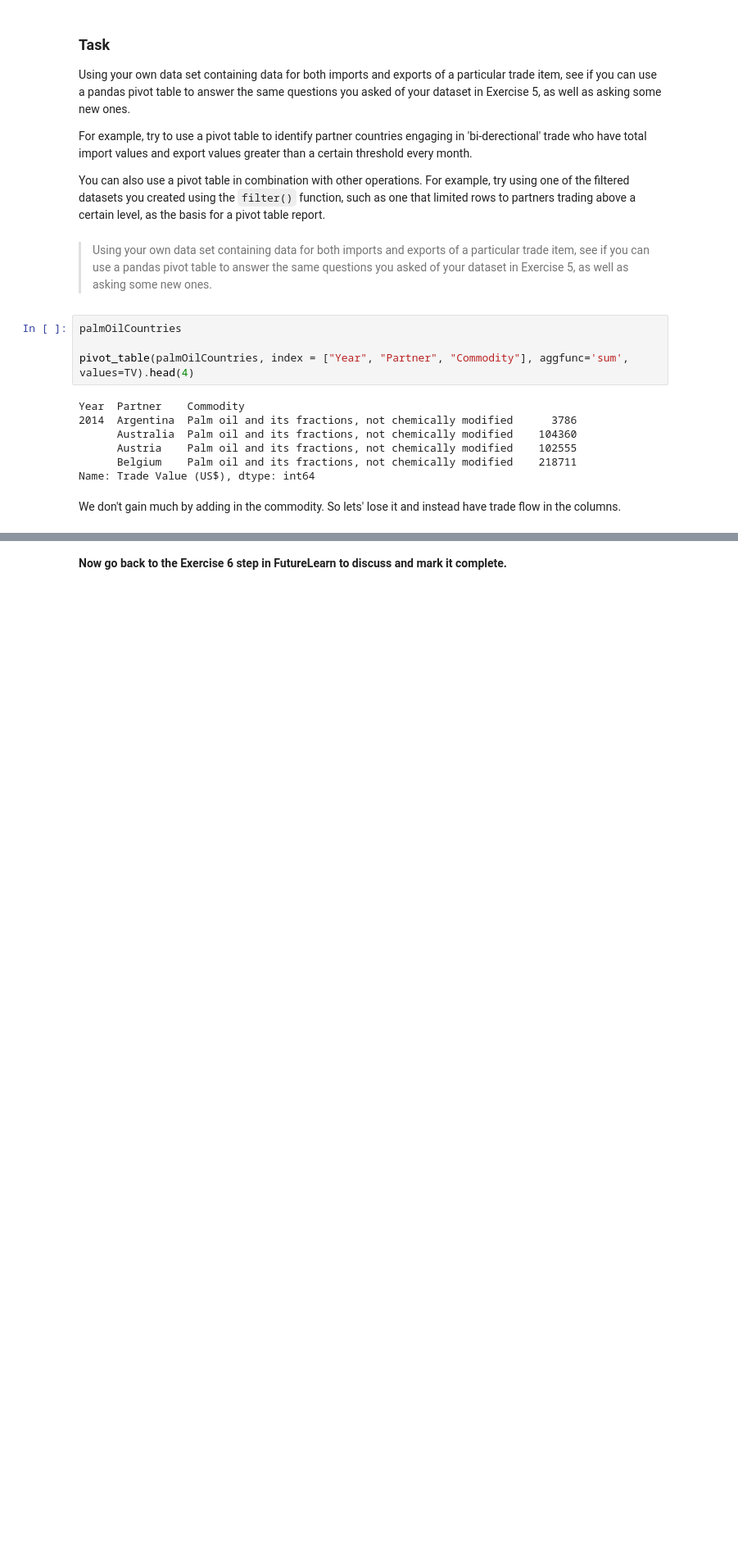
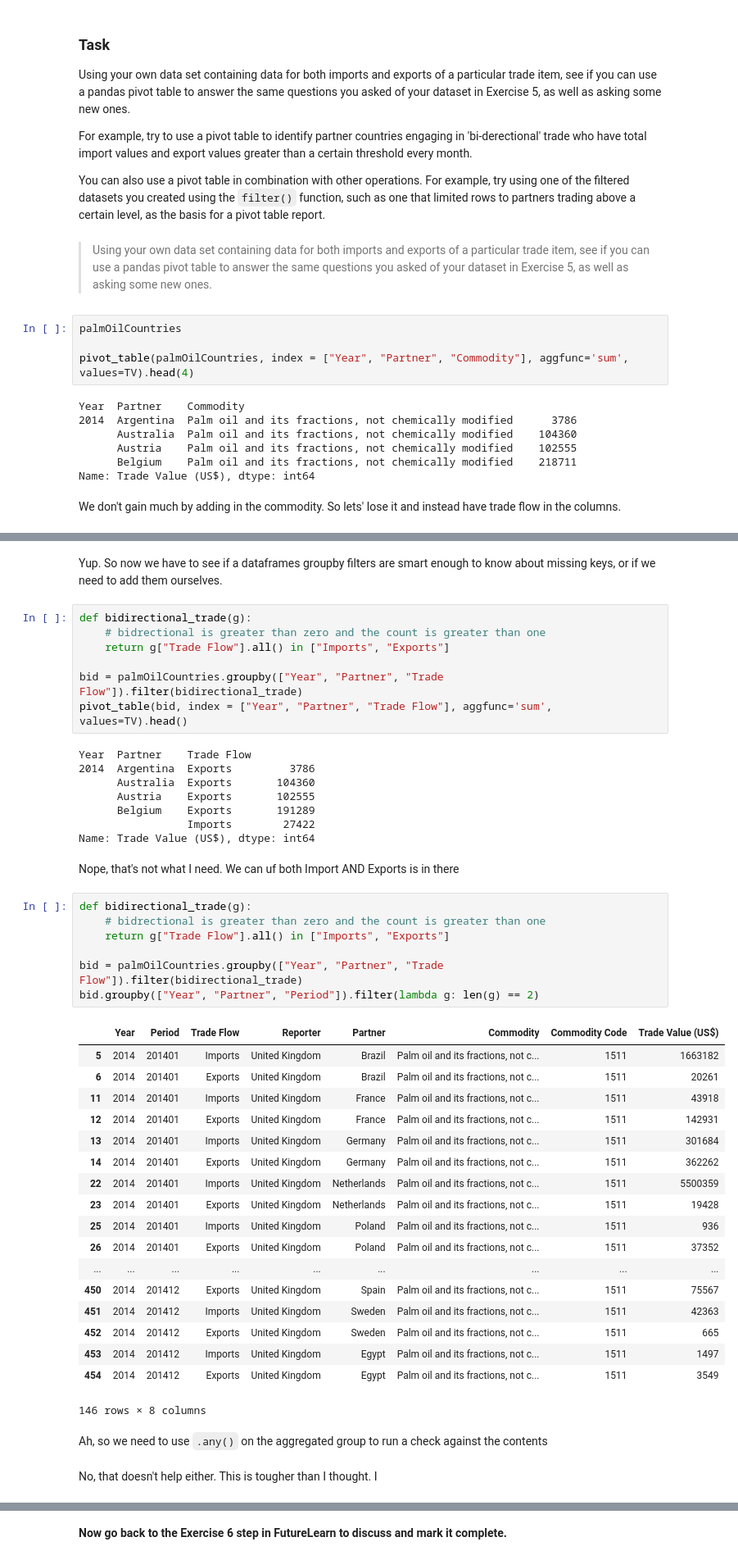
Before and after one commit to mrchrisadams/future-learn-learn-to-code, a Jupyter notebook: Week 4_exercise_notebook-copy.ipynb, the cells around one changed output, grey strips where cells are left out. Shown: that part at 82% size. Saved outputs shown, nothing was run; the diff lists cells and outputs as text; blank space fills up the shorter version.

```diff
--- a/Week 4_exercise_notebook-copy.ipynb
+++ b/Week 4_exercise_notebook-copy.ipynb
@@ -1243,0 +1295,49 @@ top_global_palm_oil.sort("Exports", ascending=False).head(5).plot(kind='barh')
+# %% [markdown]
+Yup. So now we have to see if a dataframes groupby filters are smart enough to know about missing keys, or if we need to add them ourselves.
+# %%
+def bidirectional_trade(g):
+    # bidrectional is greater than zero and the count is greater than one
+    return g["Trade Flow"].all() in ["Imports", "Exports"]
+
+bid = palmOilCountries.groupby(["Year", "Partner", "Trade Flow"]).filter(bidirectional_trade)
+pivot_table(bid, index = ["Year", "Partner", "Trade Flow"], aggfunc='sum', values=TV).head()
+# %% [output]
+Year  Partner    Trade Flow
+2014  Argentina  Exports         3786
+      Australia  Exports       104360
+      Austria    Exports       102555
+      Belgium    Exports       191289
+                 Imports        27422
+Name: Trade Value (US$), dtype: int64
+# %% [markdown]
+Nope, that's not what I need. We can uf both Import AND Exports is in there
+# %%
+def bidirectional_trade(g):
+    # bidrectional is greater than zero and the count is greater than one
+    return g["Trade Flow"].all() in ["Imports", "Exports"]
+
+bid = palmOilCountries.groupby(["Year", "Partner", "Trade Flow"]).filter(bidirectional_trade)
+bid.groupby(["Year", "Partner", "Period"]).filter(lambda g: len(g) == 2)
+# %% [output]
+|  | Year | Period | Trade Flow | Reporter | Partner | Commodity | Commodity Code | Trade Value (US$) |
+| 5 | 2014 | 201401 | Imports | United Kingdom | Brazil | Palm oil and its fractions, not c... | 1511 | 1663182 |
+| 6 | 2014 | 201401 | Exports | United Kingdom | Brazil | Palm oil and its fractions, not c... | 1511 | 20261 |
+| 11 | 2014 | 201401 | Imports | United Kingdom | France | Palm oil and its fractions, not c... | 1511 | 43918 |
+| 12 | 2014 | 201401 | Exports | United Kingdom | France | Palm oil and its fractions, not c... | 1511 | 142931 |
+| 13 | 2014 | 201401 | Imports | United Kingdom | Germany | Palm oil and its fractions, not c... | 1511 | 301684 |
+| 14 | 2014 | 201401 | Exports | United Kingdom | Germany | Palm oil and its fractions, not c... | 1511 | 362262 |
+| 22 | 2014 | 201401 | Imports | United Kingdom | Netherlands | Palm oil and its fractions, not c... | 1511 | 5500359 |
+| 23 | 2014 | 201401 | Exports | United Kingdom | Netherlands | Palm oil and its fractions, not c... | 1511 | 19428 |
+| 25 | 2014 | 201401 | Imports | United Kingdom | Poland | Palm oil and its fractions, not c... | 1511 | 936 |
+| 26 | 2014 | 201401 | Exports | United Kingdom | Poland | Palm oil and its fractions, not c... | 1511 | 37352 |
+| ... | ... | ... | ... | ... | ... | ... | ... | ... |
+| 450 | 2014 | 201412 | Exports | United Kingdom | Spain | Palm oil and its fractions, not c... | 1511 | 75567 |
+| 451 | 2014 | 201412 | Imports | United Kingdom | Sweden | Palm oil and its fractions, not c... | 1511 | 42363 |
+| 452 | 2014 | 201412 | Exports | United Kingdom | Sweden | Palm oil and its fractions, not c... | 1511 | 665 |
+| 453 | 2014 | 201412 | Imports | United Kingdom | Egypt | Palm oil and its fractions, not c... | 1511 | 1497 |
+| 454 | 2014 | 201412 | Exports | United Kingdom | Egypt | Palm oil and its fractions, not c... | 1511 | 3549 |
+146 rows × 8 columns
+# %% [markdown]
+Ah, so we need to use `.any()` on the aggregated group to run a check against the contents
+# %% [markdown]
+No, that doesn't help either. This is tougher than I thought. I
```
Also changed, not shown: parts of 11 cells of this notebook.
